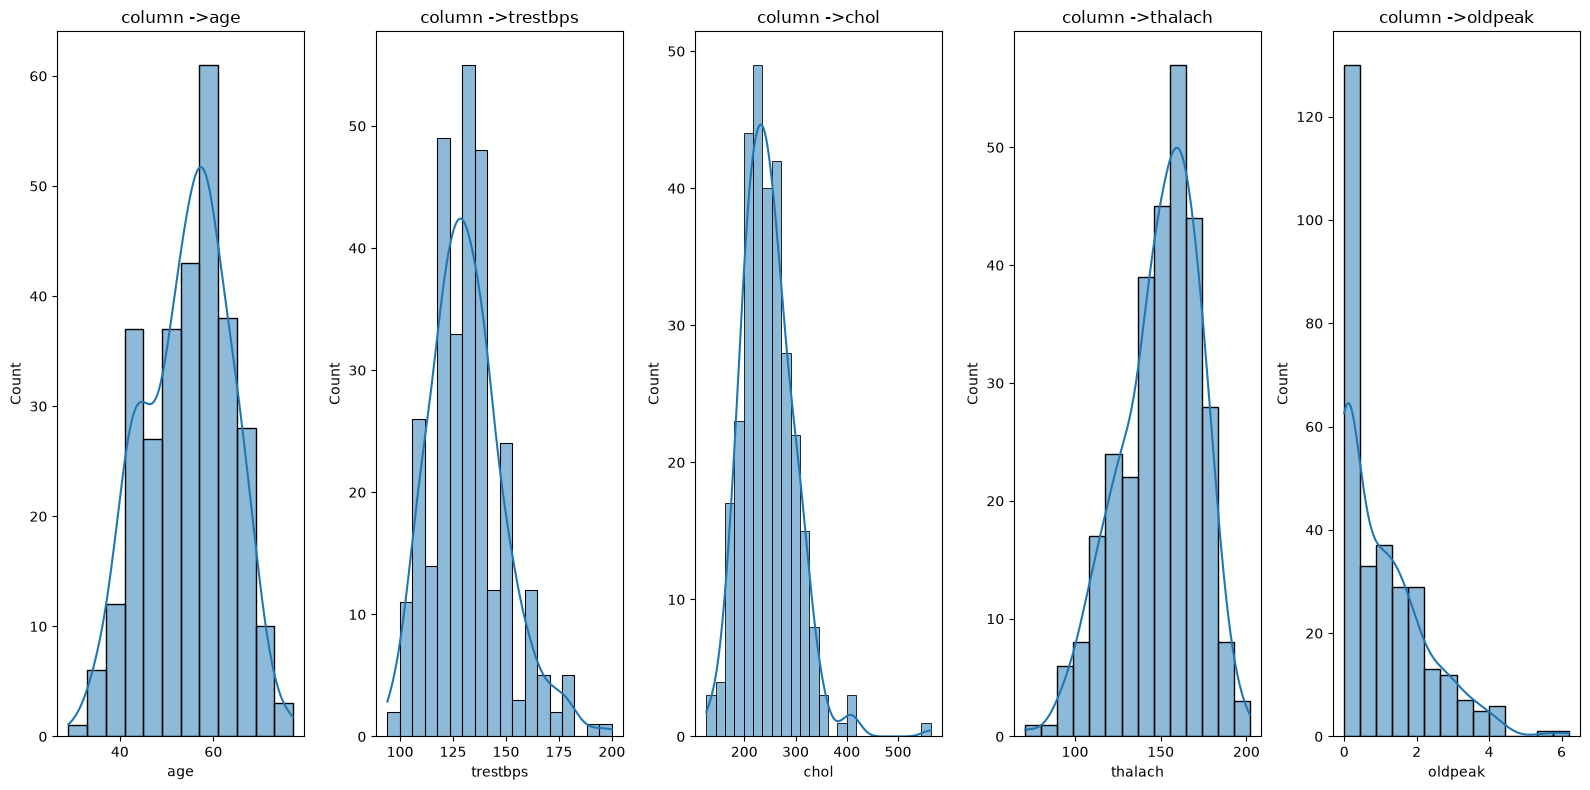
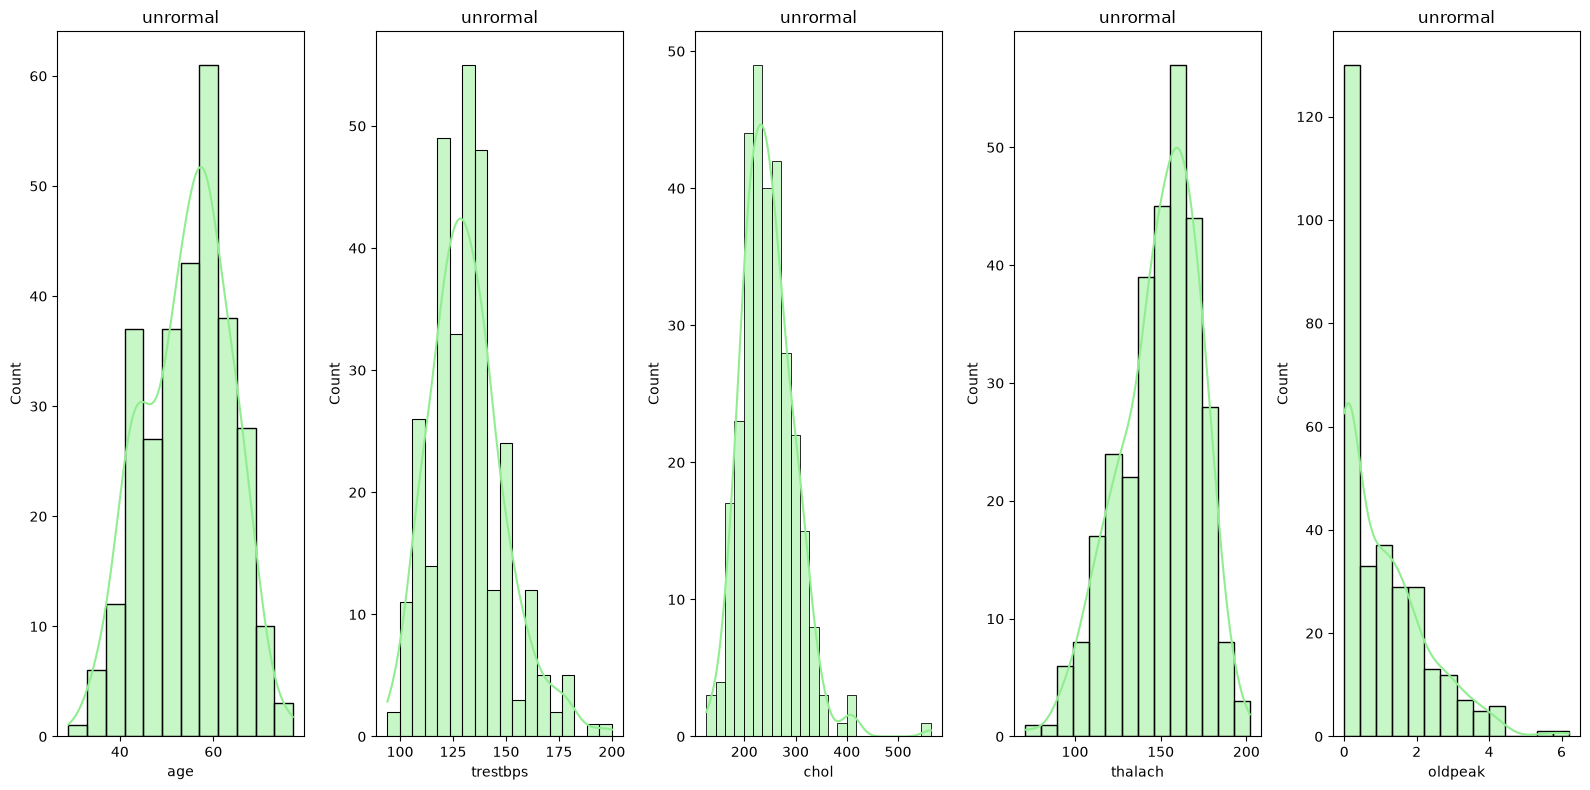
Unified diff of the notebook cell whose output changed from the first chart to the second:
--- before
+++ after
@@ -1,3 +1,4 @@
 col = []
+skew = df[column].skew().round(2)
 for index in df.columns:
     number_unique = df[index].nunique()
@@ -6,6 +7,6 @@
 fig , ax = plt.subplots(figsize=(16,8),ncols=5)
 for index , column in enumerate(col):
-    sns.histplot(df[column],kde= True,ax = ax[index])
-    ax[index].set_title(f"column ->{column}")
+    sns.histplot(df[column],kde= True,ax = ax[index],color="lightgreen")
+    ax[index].set_title(f"{"normal" if -0.5 < skew < 0.5 else "unrormal"}")
 plt.tight_layout()
 plt.show()

Commit: Add files via upload